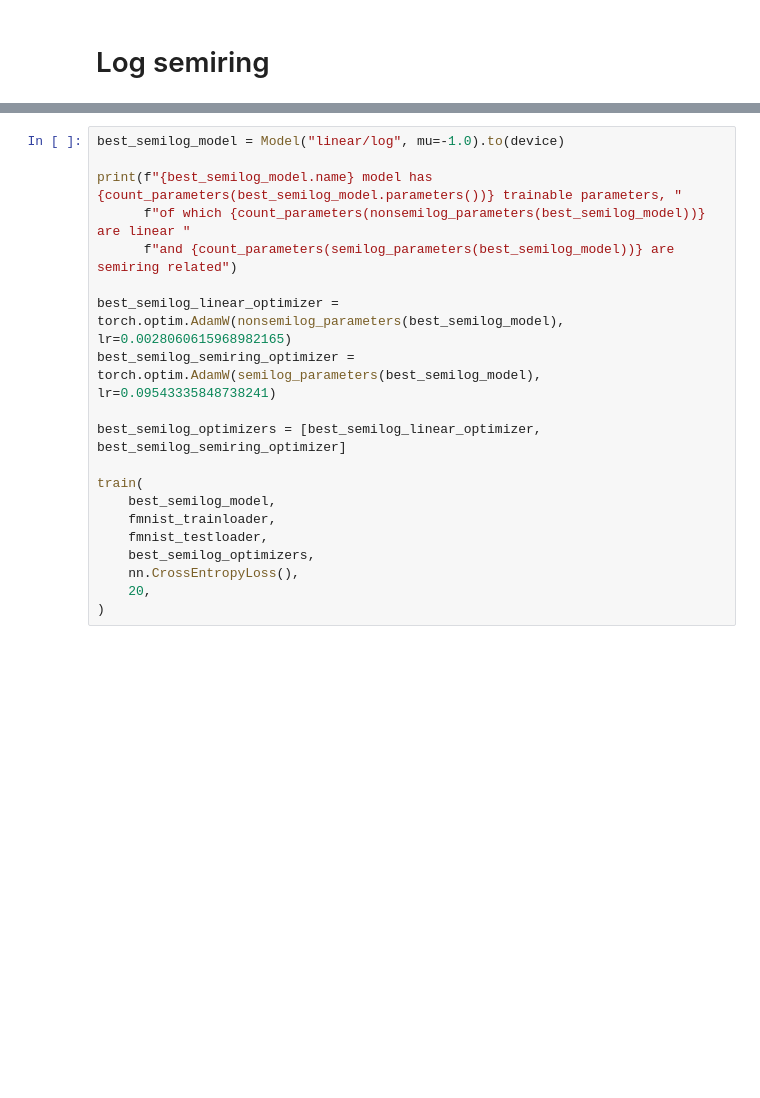
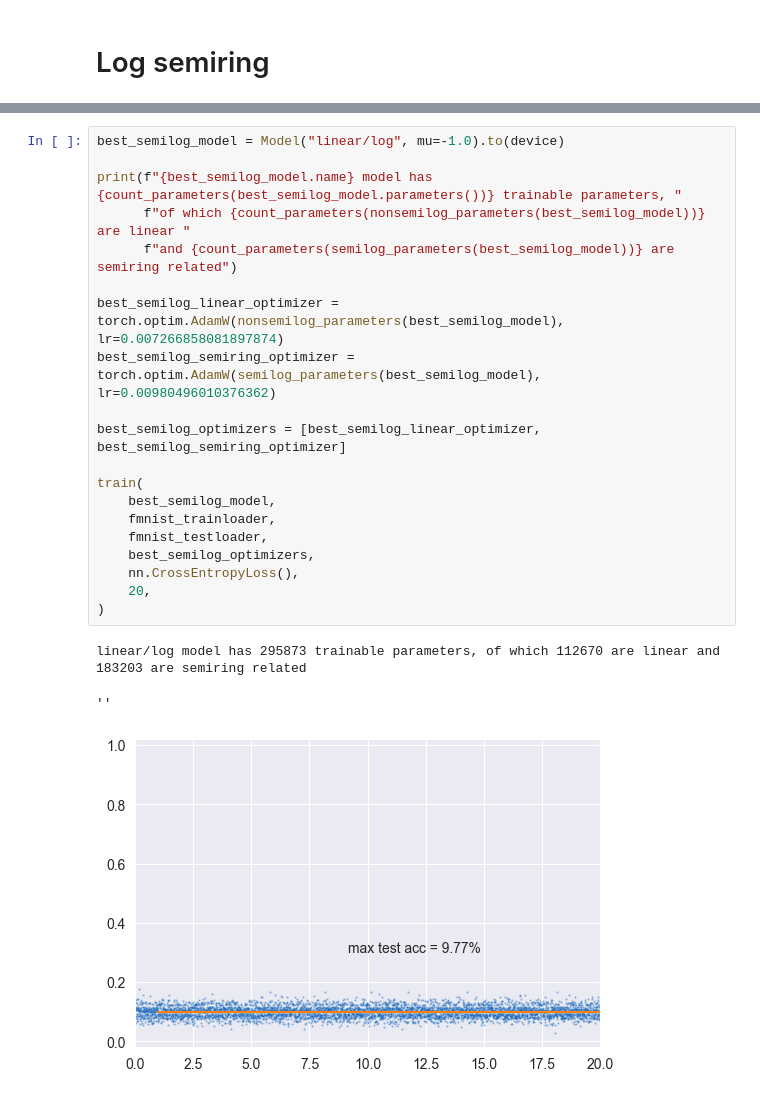
Before and after one commit to bmnsmets/semitorch, a Jupyter notebook: experiments/Master thesis/fullyconnected_fashion_simplified_reversed.ipynb, the cells around one changed output, grey strips where cells are left out. Drawn from its saved outputs; the diff is of its cells as text; blank space fills up the shorter version.

```diff
--- a/experiments/Master thesis/fullyconnected_fashion_simplified_reversed.ipynb
+++ b/experiments/Master thesis/fullyconnected_fashion_simplified_reversed.ipynb
@@ -679,20 +641,24 @@ find_best_model_for(config={
 # %%
 best_semilog_model = Model("linear/log", mu=-1.0).to(device)
 
 print(f"{best_semilog_model.name} model has {count_parameters(best_semilog_model.parameters())} trainable parameters, "
       f"of which {count_parameters(nonsemilog_parameters(best_semilog_model))} are linear "
       f"and {count_parameters(semilog_parameters(best_semilog_model))} are semiring related")
 
-best_semilog_linear_optimizer = torch.optim.AdamW(nonsemilog_parameters(best_semilog_model), lr=0.0028060615968982165)
-best_semilog_semiring_optimizer = torch.optim.AdamW(semilog_parameters(best_semilog_model), lr=0.09543335848738241)
+best_semilog_linear_optimizer = torch.optim.AdamW(nonsemilog_parameters(best_semilog_model), lr=0.007266858081897874)
+best_semilog_semiring_optimizer = torch.optim.AdamW(semilog_parameters(best_semilog_model), lr=0.00980496010376362)
 
 best_semilog_optimizers = [best_semilog_linear_optimizer, best_semilog_semiring_optimizer]
 
 train(
     best_semilog_model,
     fmnist_trainloader,
     fmnist_testloader,
     best_semilog_optimizers,
     nn.CrossEntropyLoss(),
     20,
 )
+# %% [output]
+linear/log model has 295873 trainable parameters, of which 112670 are linear and 183203 are semiring related
+''
+[figure, added]
```
Also changed, not shown: parts of 19 cells of this notebook, 7 other files.
